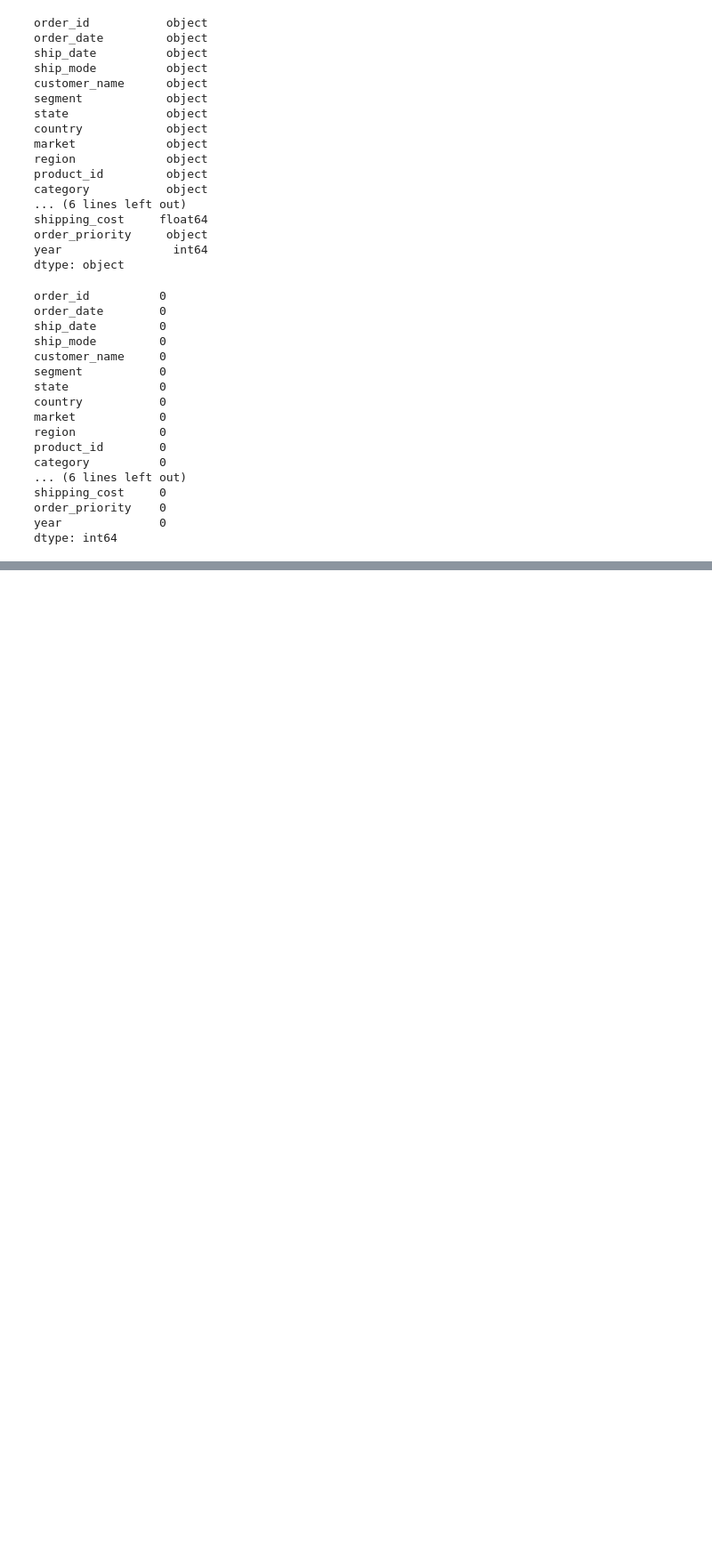
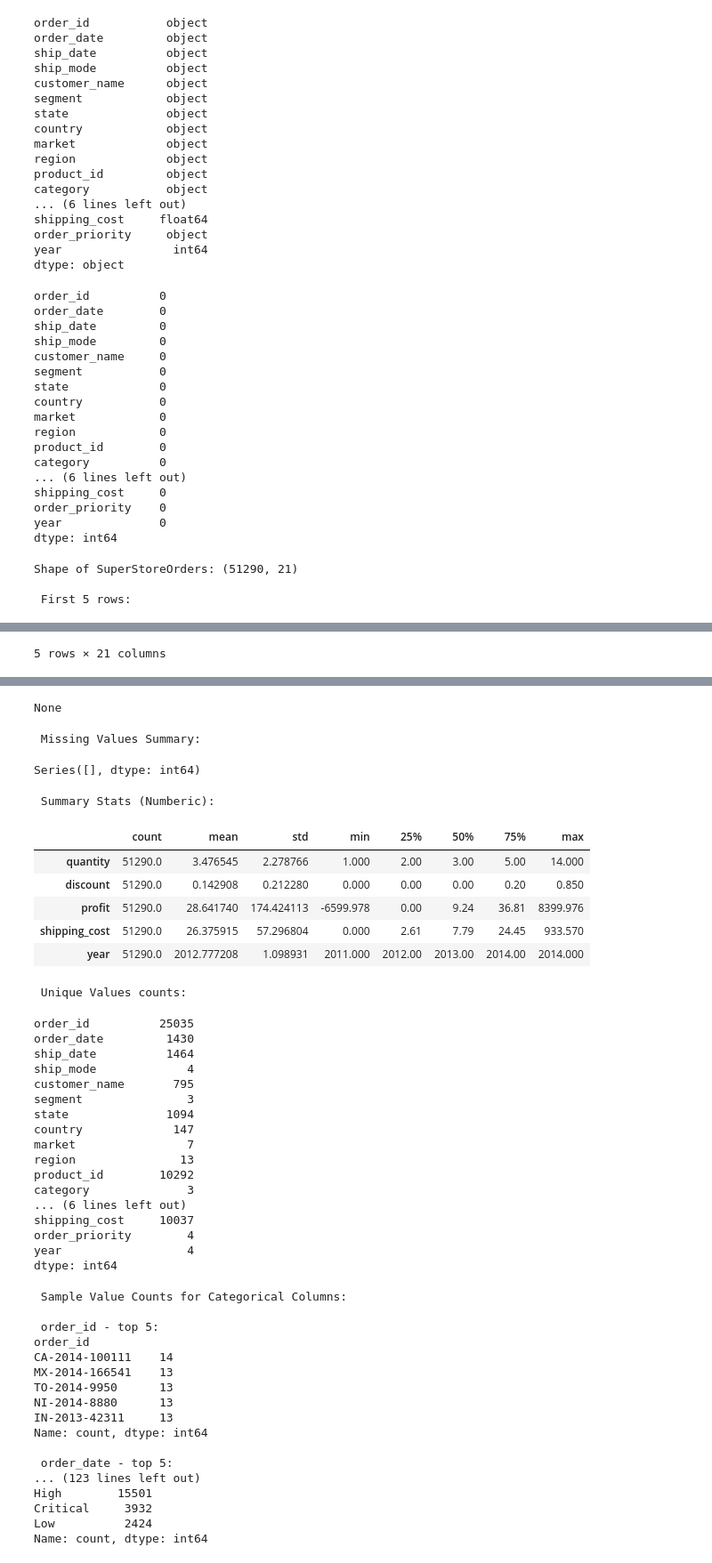
Before and after one commit to Mammirati15/superstore-analysis, a Jupyter notebook: notebooks/01_preprocessing_eda.ipynb, the cells around one changed output, grey strips where cells are left out. Shown at 89% size. Cells and saved outputs as stored; diff of their text form; code cells hidden in the pictures; blank space fills up the shorter version.

Commit message:
quick eda summary script added

```diff
--- a/notebooks/01_preprocessing_eda.ipynb
+++ b/notebooks/01_preprocessing_eda.ipynb
@@ -96,3 +96,34 @@ shipping_cost     0
 order_priority    0
 year              0
 dtype: int64
+# %%
+#Use a quick eda script for summary
+
+def quick_eda(original_df, name="Dataframe"):
+    print(f"Shape of {name}: {original_df.shape}")
+    print("\n First 5 rows:")
+    display(original_df.head())
+
+    print("\n Data Types and Non-null Counts:")
+    display(original_df.info())
+
+    print("\n Missing Values Summary:")
+    display(original_df.isna().sum()[original_df.isna().sum() > 5])
+
+    print("\n Summary Stats (Numberic):")
+    display(original_df.describe().T)
+
+    print("\n Unique Values counts:")
+    display(original_df.nunique())
+
+    print("\n Sample Value Counts for Categorical Columns:")
+    cat_cols = original_df.select_dtypes(include='object').columns
+    for col in cat_cols:
+        print(f"\n {col} - top 5:")
+        print(original_df[col].value_counts().head())
+# %%
+quick_eda(original_df, name="SuperStoreOrders")
+# %% [output]
+Shape of SuperStoreOrders: (51290, 21)
+
+ First 5 rows:
@@ -98,0 +136 @@ dtype: int64
+5 rows × 21 columns
@@ -98,0 +154,45 @@ dtype: int64
+None
+ Missing Values Summary:
+Series([], dtype: int64)
+ Summary Stats (Numberic):
+|  | count | mean | std | min | 25% | 50% | 75% | max |
+| quantity | 51290.0 | 3.476545 | 2.278766 | 1.000 | 2.00 | 3.00 | 5.00 | 14.000 |
+| discount | 51290.0 | 0.142908 | 0.212280 | 0.000 | 0.00 | 0.00 | 0.20 | 0.850 |
+| profit | 51290.0 | 28.641740 | 174.424113 | -6599.978 | 0.00 | 9.24 | 36.81 | 8399.976 |
+| shipping_cost | 51290.0 | 26.375915 | 57.296804 | 0.000 | 2.61 | 7.79 | 24.45 | 933.570 |
+| year | 51290.0 | 2012.777208 | 1.098931 | 2011.000 | 2012.00 | 2013.00 | 2014.00 | 2014.000 |
+ Unique Values counts:
+order_id          25035
+order_date         1430
+ship_date          1464
+ship_mode             4
+customer_name       795
+segment               3
+state              1094
+country             147
+market                7
+region               13
+product_id        10292
+category              3
+... (6 lines left out)
+shipping_cost     10037
+order_priority        4
+year                  4
+dtype: int64
+ Sample Value Counts for Categorical Columns:
+
+ order_id - top 5:
+order_id
+CA-2014-100111    14
+MX-2014-166541    13
+TO-2014-9950      13
+NI-2014-8880      13
+IN-2013-42311     13
+Name: count, dtype: int64
+
+ order_date - top 5:
+... (123 lines left out)
+High        15501
+Critical     3932
+Low          2424
+Name: count, dtype: int64
```
Also changed, not shown: parts of 1 cell of this notebook.
